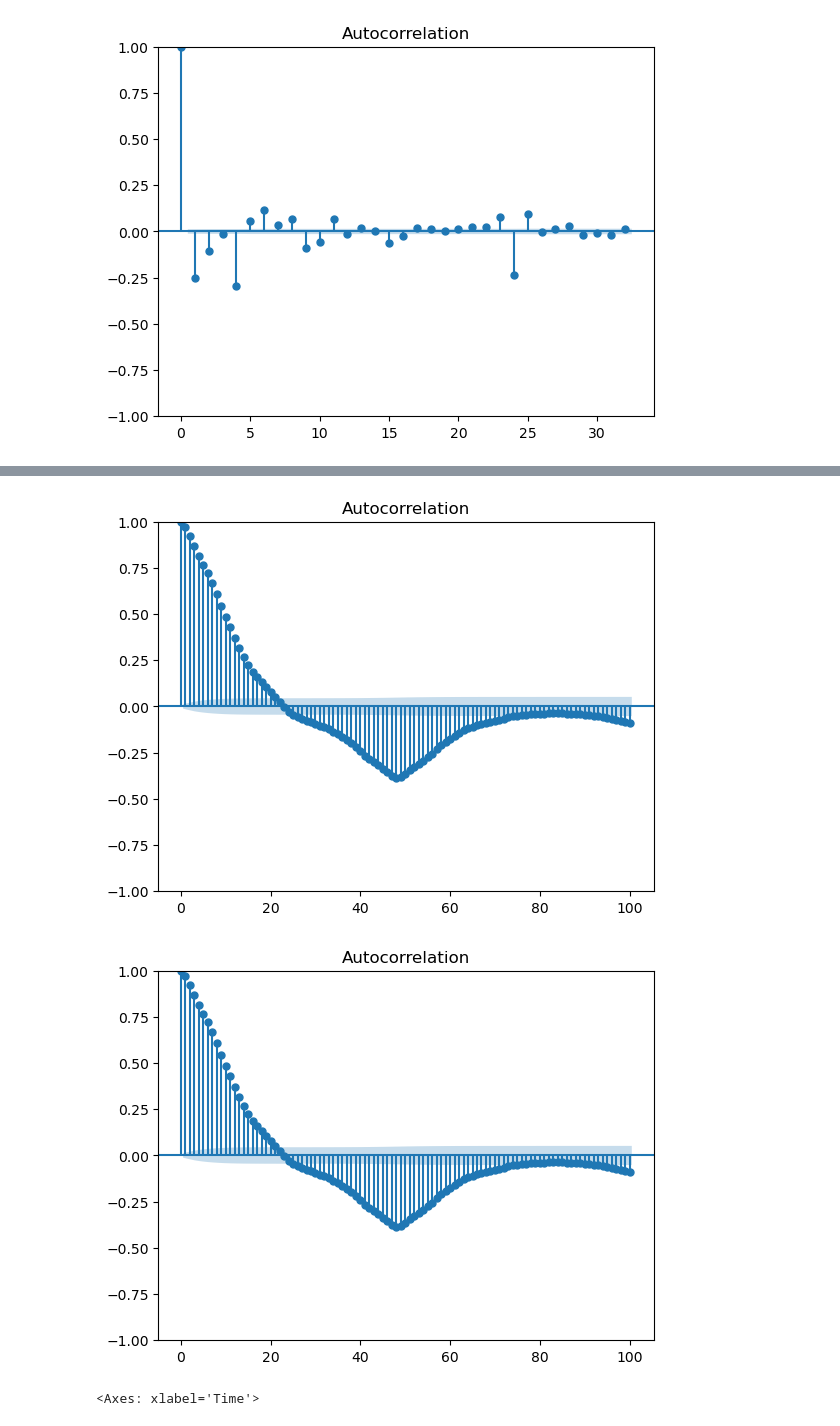
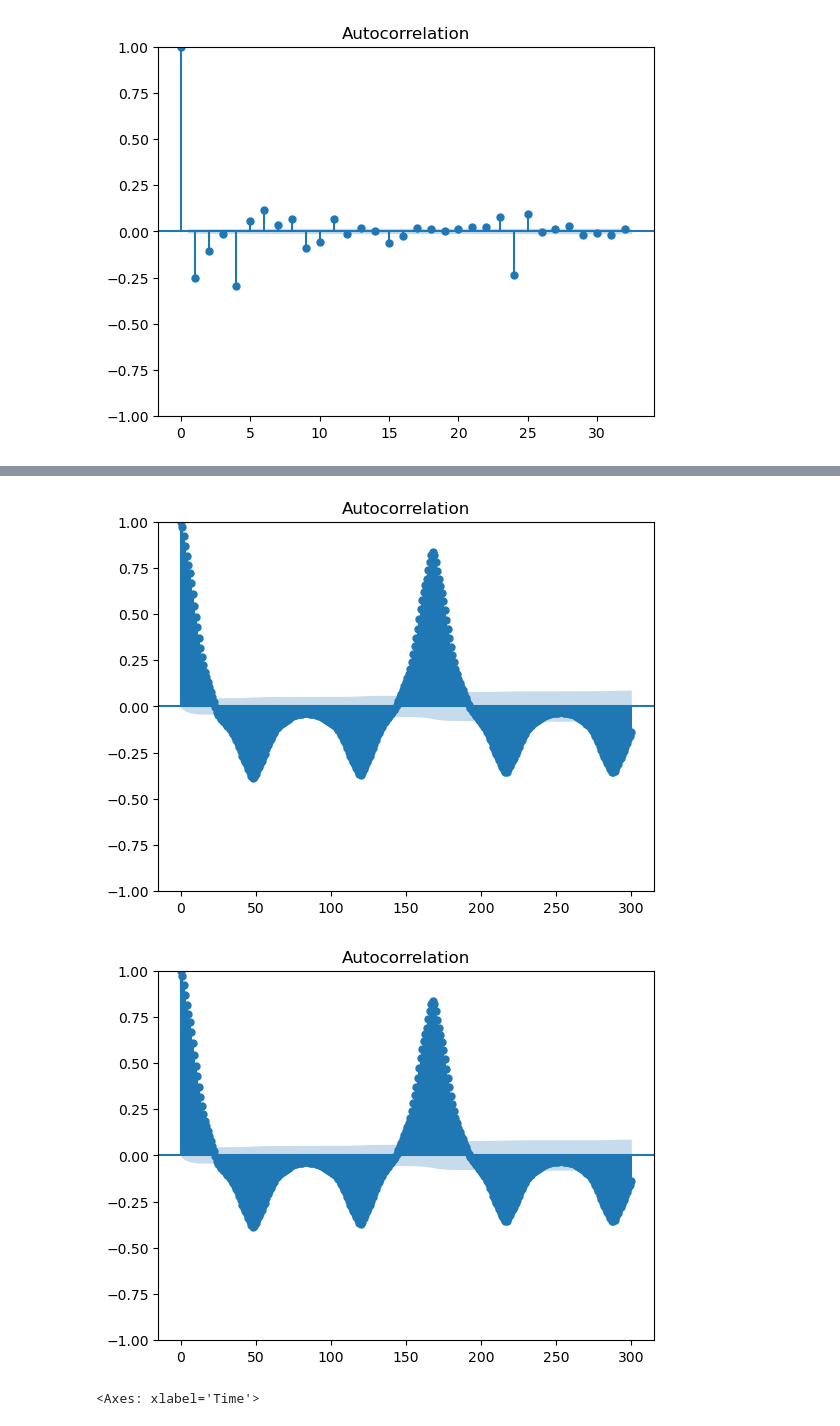
Before and after one commit to 000rla/demand-MFC-jamboree-2026, a Jupyter notebook: explore.ipynb, the cells around one changed output, grey strips where cells are left out. Saved outputs shown, nothing was run; the diff lists cells and outputs as text; code cells hidden in the pictures.

```diff
--- a/explore.ipynb
+++ b/explore.ipynb
@@ -53,0 +46,12 @@ dataset.head()
+# %%
+dataset = dataset[["Time", "country", "demand_MWh"]]
+dataset = dataset.set_index("Time")
+# %%
+countries = dataset["country"].unique()
+country = countries[0]
+country_df = dataset[dataset["country"] == country]
+country_df = country_df.drop(columns=["country"])
+country_df = country_df.groupby([country_df.index]).sum()
+country_mean = np.mean(country_df["demand_MWh"])
+country_std = np.std(country_df["demand_MWh"])
+country_df["demand_MWh"] = (country_df["demand_MWh"] - country_mean)/country_std
@@ -155,8 +228,8 @@ plot_acf(diff(diff(diff(demand_arr, 24), 1), 1), lags = 32)
 # %%
-plot_acf(country["demand_MWh"][24:].to_numpy() - country["demand_MWh"][:-24].to_numpy(), lags = 100)
+plot_acf(country["demand_MWh"][24:].to_numpy() - country["demand_MWh"][:-24].to_numpy(), lags = 300)
 # %% [output]
-[figure, old version]
+[figure, new version]
-[figure, old version]
+[figure, new version]
 # %%
 stl = MSTL(country, periods = [24, 7 * 24, 365 * 24])
 # %%
```
Also changed, not shown: parts of 21 cells of this notebook.
